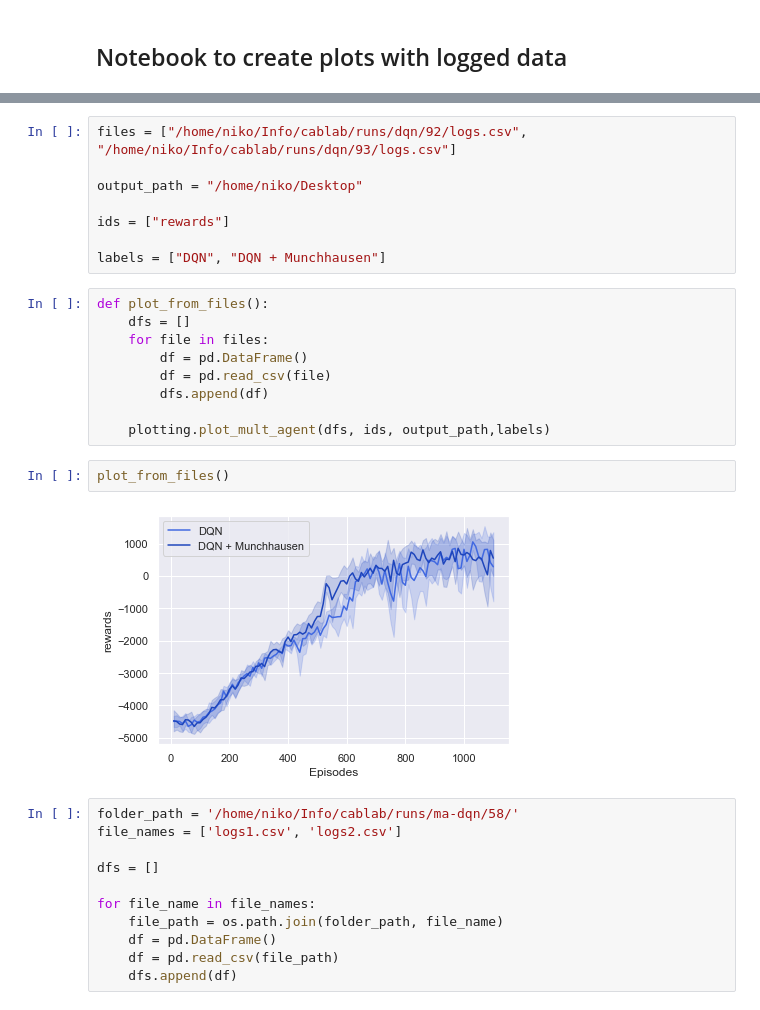
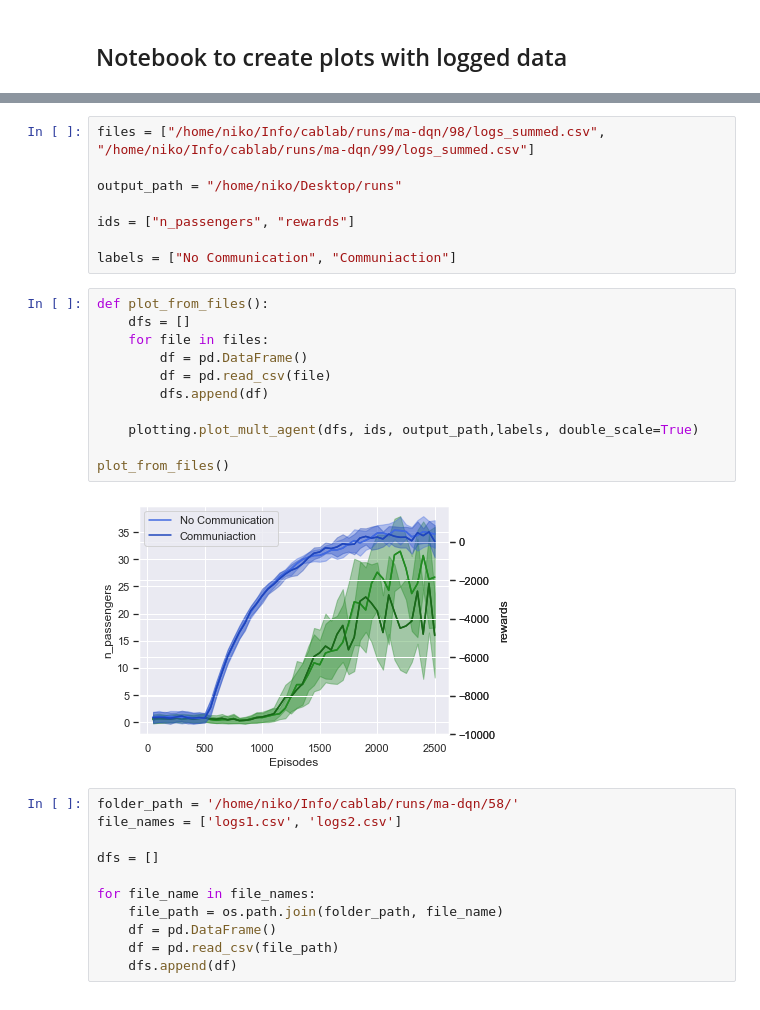
Before and after one commit to nikolim/cablab, a Jupyter notebook: common/create_plots.ipynb, the cells around one changed output, grey strips where cells are left out. Saved outputs shown, nothing was run; the diff lists cells and outputs as text.

Commit message:
WIP: show communication for use case 1

```diff
--- a/common/create_plots.ipynb
+++ b/common/create_plots.ipynb
@@ -7,24 +9,24 @@ import pandas as pd
 # %%
-files = ["/home/niko/Info/cablab/runs/dqn/92/logs.csv", "/home/niko/Info/cablab/runs/dqn/93/logs.csv"]
+files = ["/home/niko/Info/cablab/runs/ma-dqn/98/logs_summed.csv", "/home/niko/Info/cablab/runs/ma-dqn/99/logs_summed.csv"]
 
-output_path = "/home/niko/Desktop"
+output_path = "/home/niko/Desktop/runs"
 
-ids = ["rewards"]
+ids = ["n_passengers", "rewards"]
 
-labels = ["DQN", "DQN + Munchhausen"]
+labels = ["No Communication", "Communiaction"]
 # %%
 def plot_from_files():
     dfs = []
     for file in files:
         df = pd.DataFrame()
         df = pd.read_csv(file)
         dfs.append(df)
 
-    plotting.plot_mult_agent(dfs, ids, output_path,labels)
+    plotting.plot_mult_agent(dfs, ids, output_path,labels, double_scale=True)
+
+plot_from_files()
+# %% [output]
+[figure, added]
-# %%
-plot_from_files()
-# %% [output]
-[figure, removed]
 # %%
 folder_path = '/home/niko/Info/cablab/runs/ma-dqn/58/'
 file_names = ['logs1.csv', 'logs2.csv']
```
Also changed, not shown: parts of 1 cell of this notebook, 9 other files.
